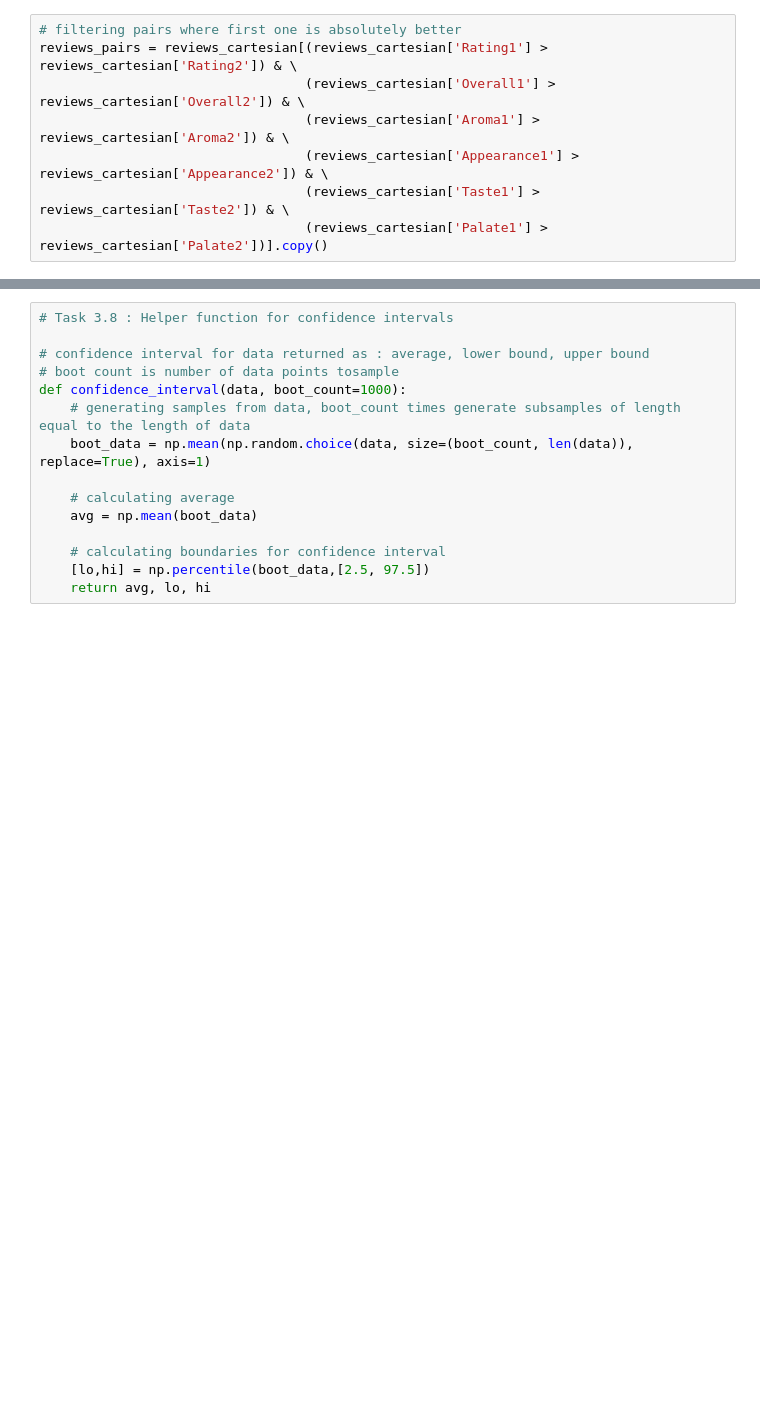
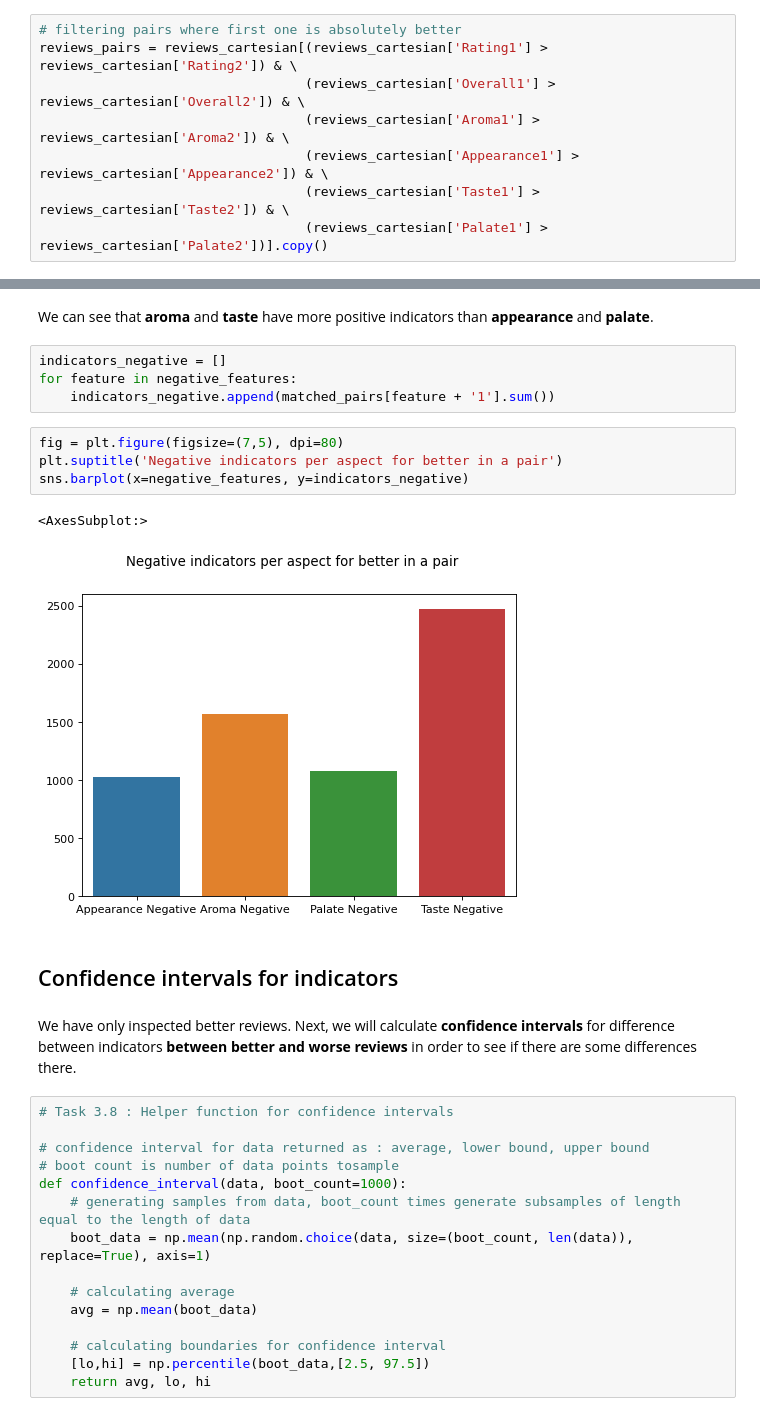
Before and after one commit to epfl-ada/ada-2022-project-rakijada, a Jupyter notebook: notebooks_organization/absa_analysis.ipynb, the cells around one changed output, grey strips where cells are left out. Drawn from its saved outputs; the diff is of its cells as text; blank space fills up the shorter version.

```diff
--- a/notebooks_organization/absa_analysis.ipynb
+++ b/notebooks_organization/absa_analysis.ipynb
@@ -187,3 +240,20 @@ Matched summer review pairs shape after dropping too long texts: (14375, 53)
+# %% [markdown]
+We can see that **aroma** and **taste** have more positive indicators than **appearance** and **palate**.
+# %%
+indicators_negative = []
+for feature in negative_features:
+    indicators_negative.append(matched_pairs[feature + '1'].sum())
+# %%
+fig = plt.figure(figsize=(7,5), dpi=80)
+plt.suptitle('Negative indicators per aspect for better in a pair')
+sns.barplot(x=negative_features, y=indicators_negative)
+# %% [output]
+<AxesSubplot:>
+[figure, added]
+# %% [markdown]
+## Confidence intervals for indicators
+# %% [markdown]
+We have only inspected better reviews. Next, we will calculate **confidence intervals** for difference between indicators **between better and worse reviews** in order to see if there are some differences there.
 # %%
 # Task 3.8 : Helper function for confidence intervals
 
```
Also changed, not shown: parts of 105 cells of this notebook.
